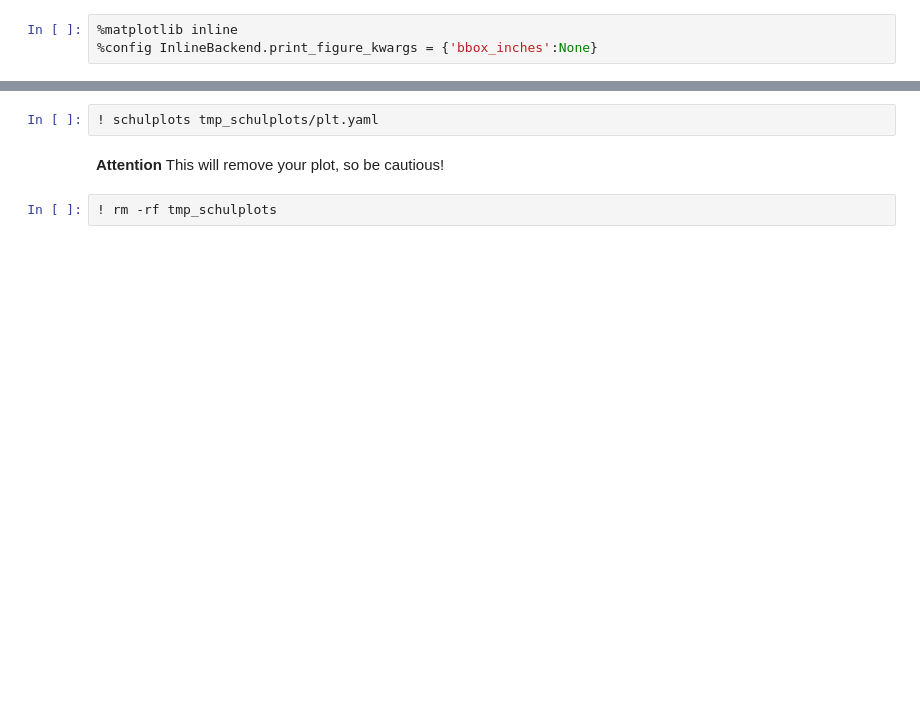
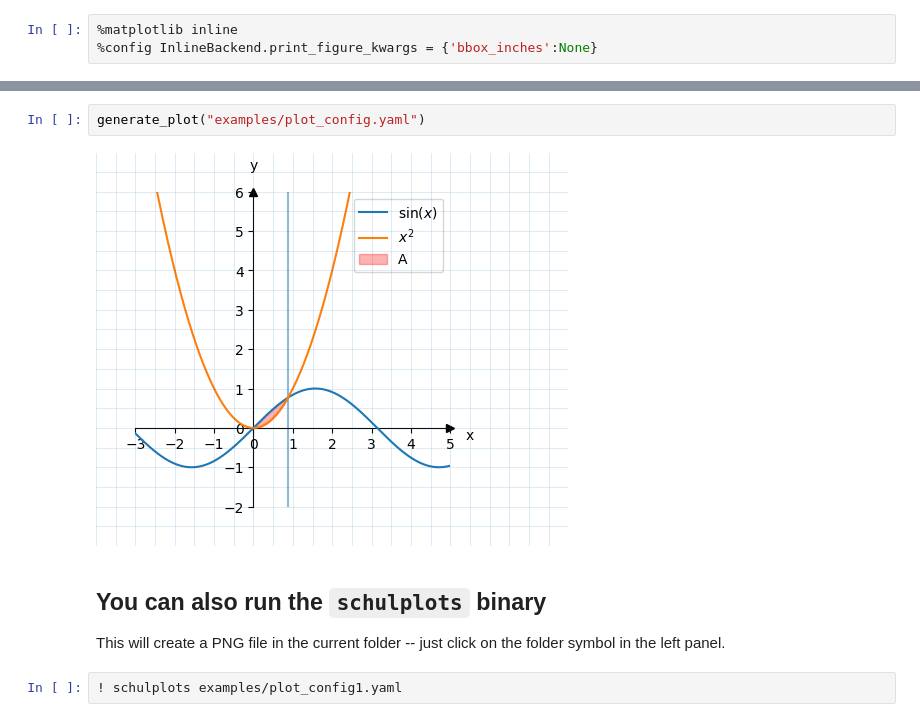
Before and after one commit to HansAschauer/schulplots, a Jupyter notebook: src/notebook_example.ipynb, the cells around one changed output, grey strips where cells are left out. Saved outputs shown, nothing was run; the diff lists cells and outputs as text; blank space fills up the shorter version.

```diff
--- a/src/notebook_example.ipynb
+++ b/src/notebook_example.ipynb
@@ -61,6 +40,9 @@ generate_plot("tmp_schulplots/plt.yaml", "tmp_schulplots/plt.png")
+# %%
+generate_plot("examples/plot_config.yaml")
+# %% [output]
+[figure, added]
+# %% [markdown]
+## You can also run the `schulplots` binary
+This will create a PNG file in the current folder -- just click on the folder symbol in the left panel.
 # %%
-! schulplots tmp_schulplots/plt.yaml
+! schulplots examples/plot_config1.yaml
-# %% [markdown]
-**Attention** This will remove your plot, so be cautious!
-# %%
-! rm -rf tmp_schulplots
```
Also changed, not shown: parts of 7 cells of this notebook.
